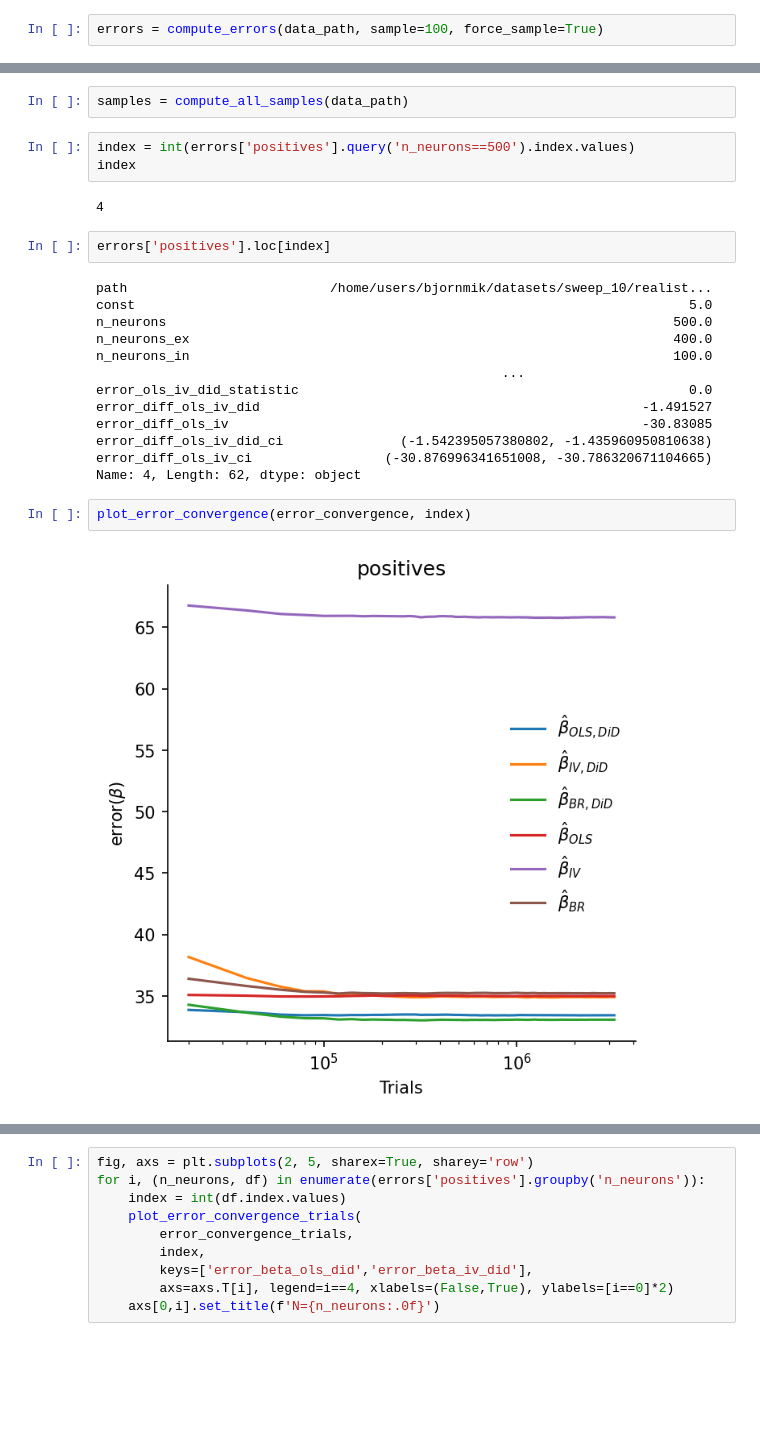
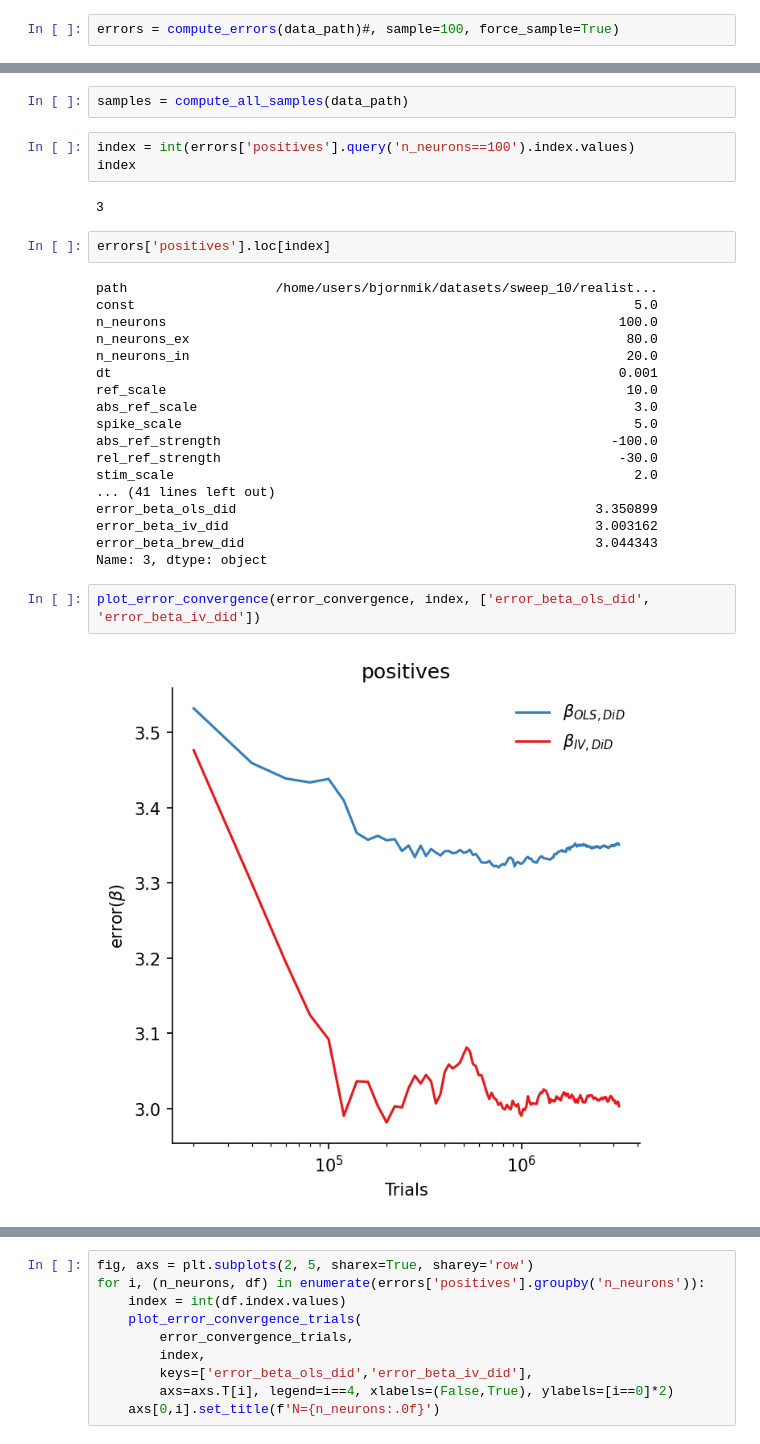
Before and after one commit to lepmik/causal-optoconnectics, a Jupyter notebook: notebooks/sweep_10_realistic_full_confounding.ipynb, the cells around one changed output, grey strips where cells are left out. Drawn from its saved outputs; the diff is of its cells as text; blank space fills up the shorter version.

```diff
--- a/notebooks/sweep_10_realistic_full_confounding.ipynb
+++ b/notebooks/sweep_10_realistic_full_confounding.ipynb
@@ -15,7 +15,7 @@ from utils import *
 # %%
 data_path = pathlib.Path('/home/users/bjornmik/datasets/sweep_10/')
 # %%
-errors = compute_errors(data_path, sample=100, force_sample=True)
+errors = compute_errors(data_path)#, sample=100, force_sample=True)
 # %%
 plot_errors(errors, 'n_neurons')
 # %% [output]
@@ -39,26 +39,31 @@ error_convergence_trials = compute_error_convergence_trials(data_path, n_samples
 # %%
 samples = compute_all_samples(data_path)
 # %%
-index = int(errors['positives'].query('n_neurons==500').index.values)
+index = int(errors['positives'].query('n_neurons==100').index.values)
 index
 # %% [output]
-4
+3
 # %%
 errors['positives'].loc[index]
 # %% [output]
-path                          /home/users/bjornmik/datasets/sweep_10/realist...
-const                                                                       5.0
-n_neurons                                                                 500.0
-n_neurons_ex                                                              400.0
-n_neurons_in                                                              100.0
-                                                    ...
-error_ols_iv_did_statistic                                                  0.0
-error_diff_ols_iv_did                                                 -1.491527
-error_diff_ols_iv                                                     -30.83085
-error_diff_ols_iv_did_ci               (-1.542395057380802, -1.435960950810638)
-error_diff_ols_iv_ci                 (-30.876996341651008, -30.786320671104665)
-Name: 4, Length: 62, dtype: object
+path                   /home/users/bjornmik/datasets/sweep_10/realist...
+const                                                                5.0
+n_neurons                                                          100.0
+n_neurons_ex                                                        80.0
+n_neurons_in                                                        20.0
+dt                                                                 0.001
+ref_scale                                                           10.0
+abs_ref_scale                                                        3.0
+spike_scale                                                          5.0
+abs_ref_strength                                                  -100.0
+rel_ref_strength                                                   -30.0
+stim_scale                                                           2.0
+... (41 lines left out)
+error_beta_ols_did                                              3.350899
+error_beta_iv_did                                               3.003162
+error_beta_brew_did                                             3.044343
+Name: 3, dtype: object
 # %%
-plot_error_convergence(error_convergence, index)
+plot_error_convergence(error_convergence, index, ['error_beta_ols_did', 'error_beta_iv_did'])
 # %% [output]
-[figure, old version]
+[figure, new version]
```
Also changed, not shown: parts of 24 cells of this notebook, 2 other files.
